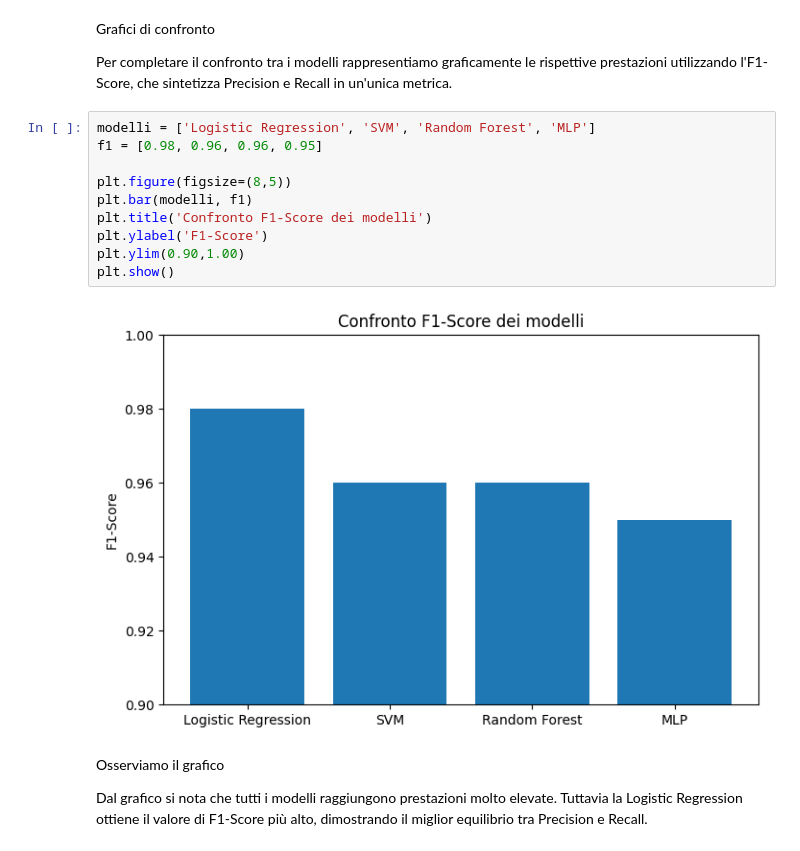
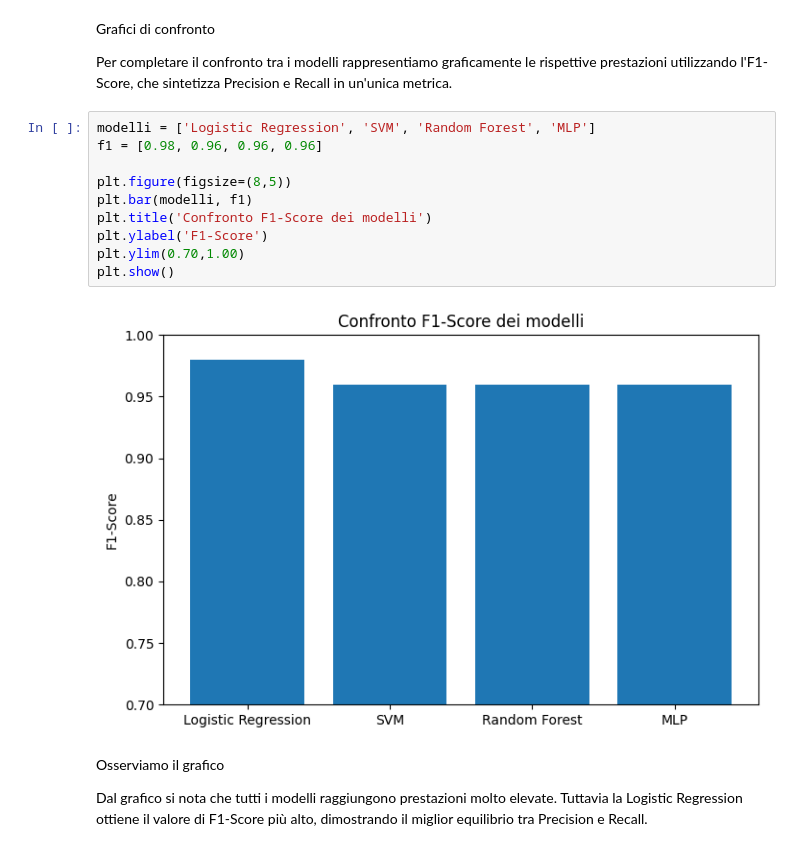
Before and after one commit to AntoninoCardillo2/ProgettoML_Cardillo_Ragazzini, a Jupyter notebook: Analisi_Predittiva_Breast_Cancer.ipynb, the cells around one changed output. Drawn from its saved outputs; the diff is of its cells as text.

```diff
--- a/Analisi_Predittiva_Breast_Cancer.ipynb
+++ b/Analisi_Predittiva_Breast_Cancer.ipynb
@@ -677,16 +679,16 @@ Grafici di confronto
 Per completare il confronto tra i modelli rappresentiamo graficamente le rispettive prestazioni utilizzando l'F1-Score, che sintetizza Precision e Recall in un'unica metrica.
 # %%
 modelli = ['Logistic Regression', 'SVM', 'Random Forest', 'MLP']
-f1 = [0.98, 0.96, 0.96, 0.95]
+f1 = [0.98, 0.96, 0.96, 0.96]
 
 plt.figure(figsize=(8,5))
 plt.bar(modelli, f1)
 plt.title('Confronto F1-Score dei modelli')
 plt.ylabel('F1-Score')
-plt.ylim(0.90,1.00)
+plt.ylim(0.70,1.00)
 plt.show()
 # %% [output]
-[figure, old version]
+[figure, new version]
 # %% [markdown]
 Osserviamo il grafico
 
```
Also changed, not shown: parts of 11 cells of this notebook.
